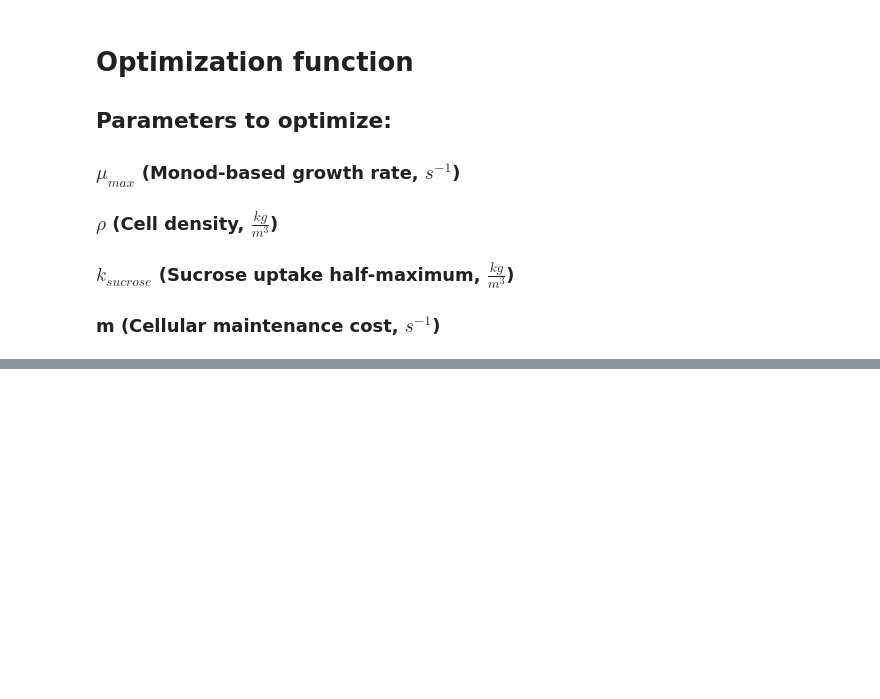
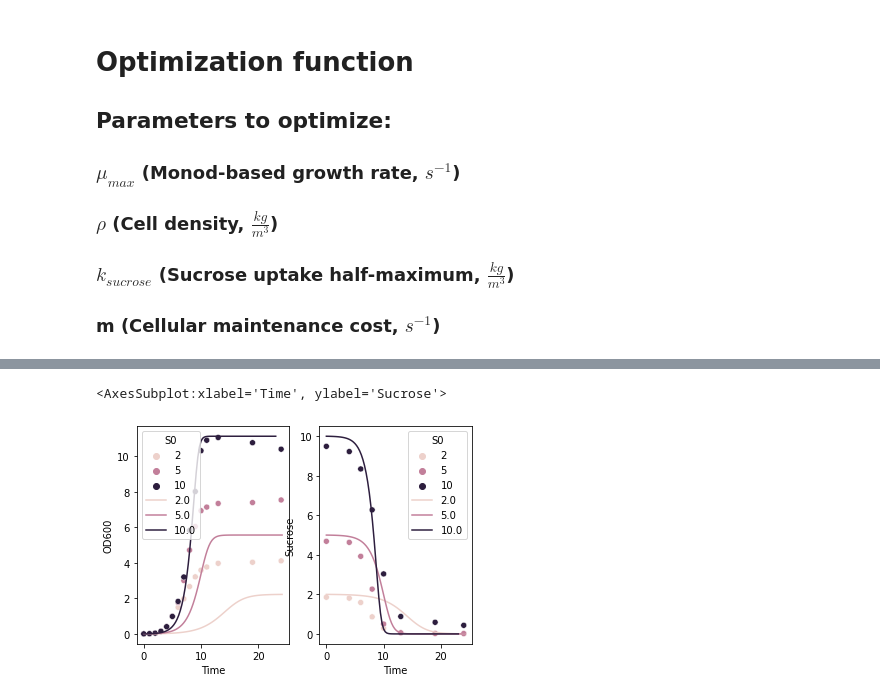
Before and after one commit to Jsakkos/nufeb-cyano-e-coli, a Jupyter notebook: notebooks/ec-opt-local.ipynb, the cells around one changed output, grey strips where cells are left out. Cells and saved outputs as stored; diff of their text form; code cells hidden in the pictures; blank space fills up the shorter version.

```diff
--- a/notebooks/ec-opt-local.ipynb
+++ b/notebooks/ec-opt-local.ipynb
@@ -372,0 +366,9 @@ R2 = 0.181 (growth),-6.690 (sucrose)
+# %%
+os.chdir('/home/jonathan/NUFEB')
+os.system('nufeb-clean')
+text = f'nufeb-seed --n 1 --od 0.3,0.3 --d 1e-4,1e-4,1e-5  --muecw 3.55e-4 --yieldecw .49 --iptg 1 --niter 1000000'
+os.system(text)
+BASE_DIR = Path(f'runs/')
+folders = [path for path in BASE_DIR.resolve().iterdir() if path.is_dir()]
+#tmp=Parallel(n_jobs=-1)(delayed(run_collect)(folder) for folder in folders)
+#data = run_collect(folders[0])
@@ -372,0 +388,21 @@ R2 = 0.181 (growth),-6.690 (sucrose)
+# %%
+os.chdir('/home/jonathan/ecw')
+os.system('nufeb-clean')
+SucroseMW = 342.3
+for s in growthData['Initial Sucrose'].unique():
+    suc = s*1e3/SucroseMW
+    text = f'nufeb-seed --n 3 --od 0,0.01 --d 1e-4,1e-4,1e-4 --grid 100 --t 8700 --suc {suc:.2f} --maintecw 0 --biodt 1 --suc_halt 1 --division off'
+    os.system(text)
+BASE_DIR = Path(f'runs/')
+folders = [path for path in BASE_DIR.resolve().iterdir() if path.is_dir()]
+tmp=Parallel(n_jobs=-1)(delayed(run_collect)(folder) for folder in folders)
+data = pd.concat(tmp,ignore_index=True)
+df = data.groupby(['Hours','S0']).mean().reset_index()
+f, axes = plt.subplots(ncols=2)
+sns.scatterplot(x='Time',y='OD600',hue='Initial Sucrose',data=growthData,ax=axes[0])
+sns.scatterplot(x='Time',y='Sucrose',hue='Initial Sucrose',data=expSucrose,ax=axes[1])
+sns.lineplot(x='Hours',y='OD600',hue='S0',data=df,ax=axes[0])
+sns.lineplot(x='Hours',y='Sucrose',hue='S0',data=df,ax=axes[1])
+# %% [output]
+<AxesSubplot:xlabel='Time', ylabel='Sucrose'>
+[figure, added]
```
Also changed, not shown: parts of 26 cells of this notebook, 2 other files.
